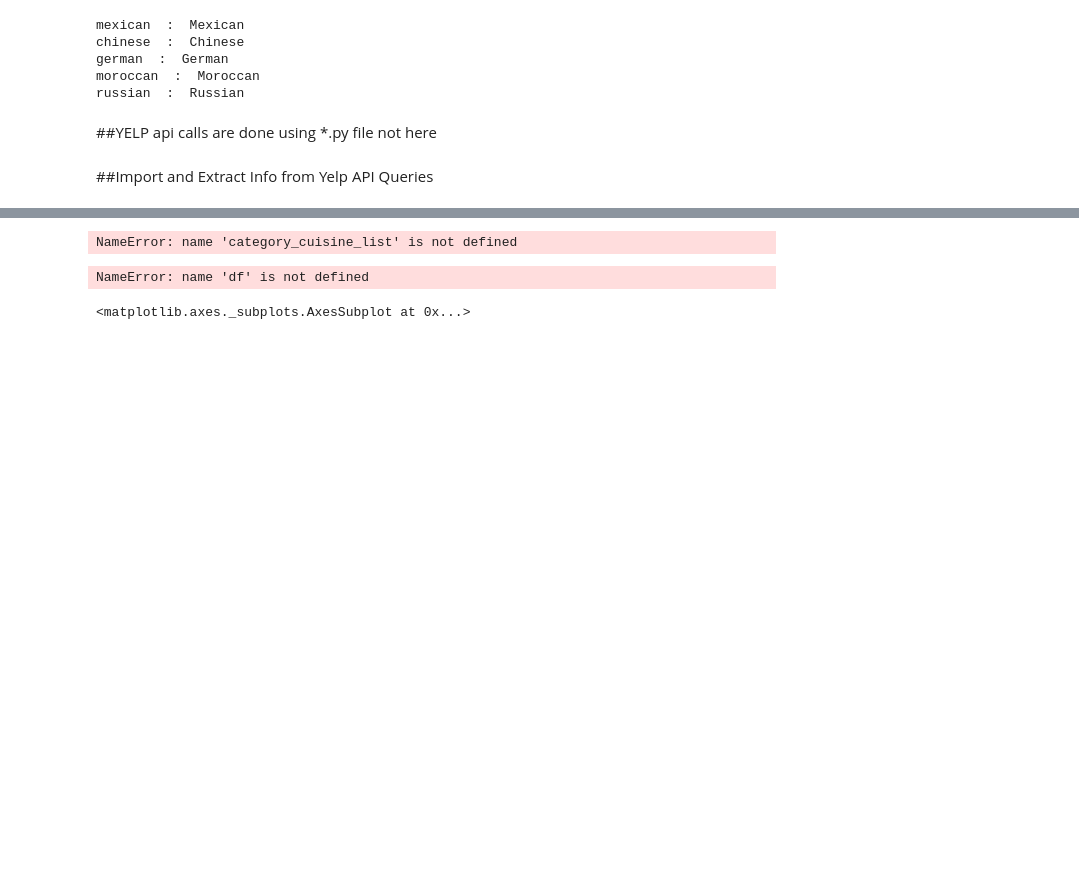
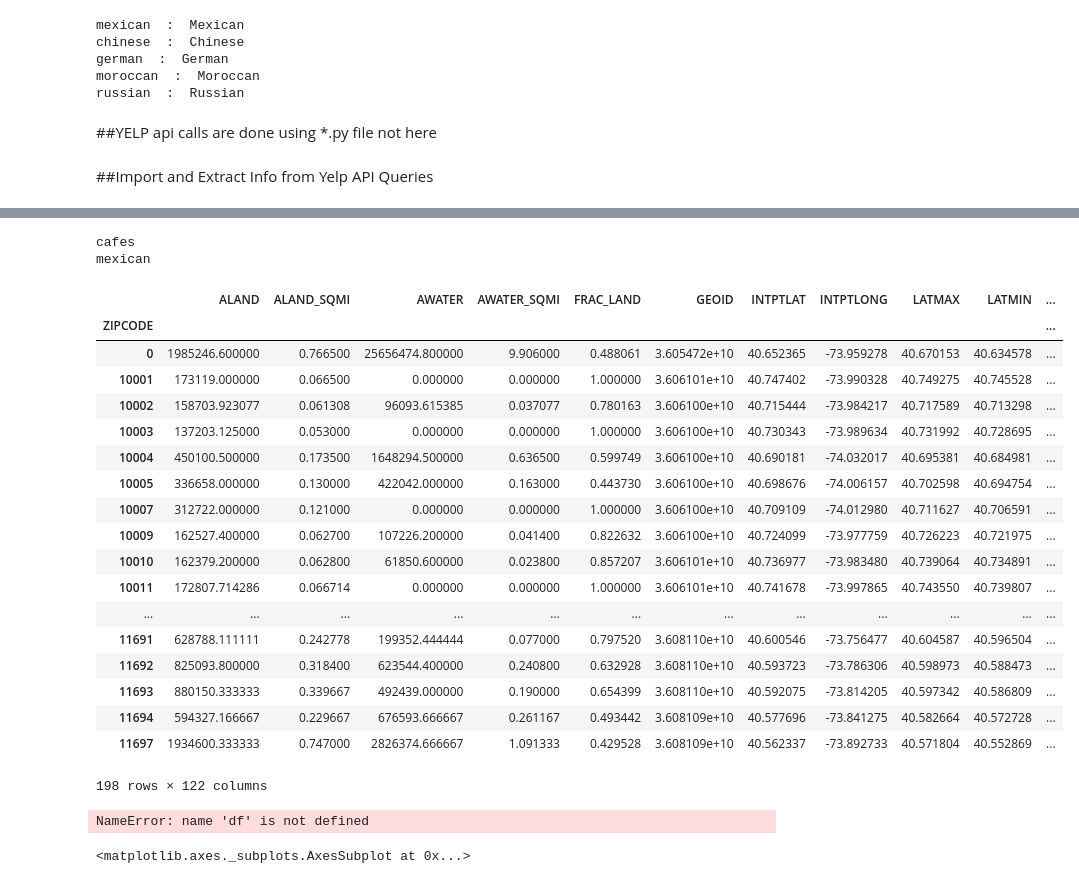
Before and after one commit to luiscvargas/insight_project, a Jupyter notebook: analysis/data_wrangling_yelp.ipynb, the cells around one changed output, grey strips where cells are left out. Drawn from its saved outputs; the diff is of its cells as text; code cells hidden in the pictures; blank space fills up the shorter version.

```diff
--- a/analysis/data_wrangling_yelp.ipynb
+++ b/analysis/data_wrangling_yelp.ipynb
@@ -13,5 +13,5 @@ http://www.businessinsider.com/new-york-restaurants-fail-rate-2011-8 <br>
 http://www.thedailybeast.com/articles/2014/10/28/high-rents-are-killing-the-restaurant-capital.html
 # %%
 #Load master dataframe
-df = pd.read_json("../data/census_zillow_subway_time_data.json")
+df = pd.read_json("../data/census_zillow_subway_data.json")
 df.set_index(['COUNTY_ID', 'TRACT_ID'],inplace=True,drop=True)
@@ -114,5 +112,6 @@ with open("../data/yelp/yelp_api_data.json", 'r') as fp:
     yelp_dict = json.load(fp)
 
 category_cuisine_list = yelp_dict.keys()
+category_cuisine_list = category_cuisine_list[:2]
 print yelp_dict.keys()
 # %% [output]
@@ -138,16 +157,25 @@ df.head(5)
 # %%
 for category_cuisine in category_cuisine_list:
+    print category_cuisine
     for (key,value) in yelp_dict[category_cuisine].items():
         scores = []
         weights = []
         closed_biz = 0.0
         open_biz = 0.0
+        names_list = []
+        ids_list = []
+        scores_list = []
+        review_count_list = []
         if len(value) > 0:
             for j in range(len(value)):
                 if value[j]['is_closed'] == False:
                     #print "open!"
                     scores.append(float(value[j]['rating']))
                     weights.append(float(value[j]['review_count']))
+                    names_list.append(value[j]['name'])
+                    ids_list.append(value[j]['id'])
+                    scores_list.append(str(value[j]['rating']))
+                    review_count_list.append(str(value[j]['review_count']))
                     open_biz += 1
                 elif value[j]['is_closed'] == True:
                     #print "closed!"
@@ -156,14 +184,54 @@ for category_cuisine in category_cuisine_list:
             weights = np.array(weights)
             weighed_score = np.average(scores, weights = weights)
             unweighed_score = np.average(scores)
+            if names_list != []:
+                names_str = ";".join(names_list)
+                ids_str = ";".join(ids_list)
+                scores_str = ";".join(scores_list)
+                review_count_str = ";".join(review_count_list)
+            else:
+                names_str = ""
+                ids_str = ""
+                scores_str = ""
+                review_count_str = ""
             #print key, open_biz, type(key), type(open_biz), type(df.ix[:,"GEOID"])
             df.loc[df["GEOID"].astype(str) == key,"number_restaurants_"+category_cuisine] = open_biz
             df.loc[df["GEOID"].astype(str) == key,"closed_number_restaurants_"+category_cuisine] = closed_biz
             df.loc[df["GEOID"].astype(str) == key,"average_rating_restaurants_"+category_cuisine] = weighed_score
             df.loc[df["GEOID"].astype(str) == key,"unweighed_average_rating_restaurants_"+category_cuisine] = unweighed_score
+
+            df.loc[df["GEOID"].astype(str) == key,"restaurant_names_"+category_cuisine] = names_str
+            df.loc[df["GEOID"].astype(str) == key,"restaurant_ids_"+category_cuisine] = ids_str
+            df.loc[df["GEOID"].astype(str) == key,"restaurant_scores_"+category_cuisine] = scores_str
+            df.loc[df["GEOID"].astype(str) == key,"restaurant_review_counts_"+category_cuisine] = review_count_str
             #print float(value[0]['rating']),float(value[0]['review_count'])
 # %% [output]
-NameError: name 'category_cuisine_list' is not defined
+cafes
+mexican
+# %%
+dfzip = df.groupby('ZIPCODE').mean()
+# %%
+dfzip
+# %% [output]
+|  | ALAND | ALAND_SQMI | AWATER | AWATER_SQMI | FRAC_LAND | GEOID | INTPTLAT | INTPTLONG | LATMAX | LATMIN | ... |
+| ZIPCODE |  |  |  |  |  |  |  |  |  |  | ... |
+| 0 | 1985246.600000 | 0.766500 | 25656474.800000 | 9.906000 | 0.488061 | 3.605472e+10 | 40.652365 | -73.959278 | 40.670153 | 40.634578 | ... |
+| 10001 | 173119.000000 | 0.066500 | 0.000000 | 0.000000 | 1.000000 | 3.606101e+10 | 40.747402 | -73.990328 | 40.749275 | 40.745528 | ... |
+| 10002 | 158703.923077 | 0.061308 | 96093.615385 | 0.037077 | 0.780163 | 3.606100e+10 | 40.715444 | -73.984217 | 40.717589 | 40.713298 | ... |
+| 10003 | 137203.125000 | 0.053000 | 0.000000 | 0.000000 | 1.000000 | 3.606100e+10 | 40.730343 | -73.989634 | 40.731992 | 40.728695 | ... |
+| 10004 | 450100.500000 | 0.173500 | 1648294.500000 | 0.636500 | 0.599749 | 3.606100e+10 | 40.690181 | -74.032017 | 40.695381 | 40.684981 | ... |
+| 10005 | 336658.000000 | 0.130000 | 422042.000000 | 0.163000 | 0.443730 | 3.606100e+10 | 40.698676 | -74.006157 | 40.702598 | 40.694754 | ... |
+| 10007 | 312722.000000 | 0.121000 | 0.000000 | 0.000000 | 1.000000 | 3.606100e+10 | 40.709109 | -74.012980 | 40.711627 | 40.706591 | ... |
+| 10009 | 162527.400000 | 0.062700 | 107226.200000 | 0.041400 | 0.822632 | 3.606100e+10 | 40.724099 | -73.977759 | 40.726223 | 40.721975 | ... |
+| 10010 | 162379.200000 | 0.062800 | 61850.600000 | 0.023800 | 0.857207 | 3.606101e+10 | 40.736977 | -73.983480 | 40.739064 | 40.734891 | ... |
+| 10011 | 172807.714286 | 0.066714 | 0.000000 | 0.000000 | 1.000000 | 3.606101e+10 | 40.741678 | -73.997865 | 40.743550 | 40.739807 | ... |
+| ... | ... | ... | ... | ... | ... | ... | ... | ... | ... | ... | ... |
+| 11691 | 628788.111111 | 0.242778 | 199352.444444 | 0.077000 | 0.797520 | 3.608110e+10 | 40.600546 | -73.756477 | 40.604587 | 40.596504 | ... |
+| 11692 | 825093.800000 | 0.318400 | 623544.400000 | 0.240800 | 0.632928 | 3.608110e+10 | 40.593723 | -73.786306 | 40.598973 | 40.588473 | ... |
+| 11693 | 880150.333333 | 0.339667 | 492439.000000 | 0.190000 | 0.654399 | 3.608110e+10 | 40.592075 | -73.814205 | 40.597342 | 40.586809 | ... |
+| 11694 | 594327.166667 | 0.229667 | 676593.666667 | 0.261167 | 0.493442 | 3.608109e+10 | 40.577696 | -73.841275 | 40.582664 | 40.572728 | ... |
+| 11697 | 1934600.333333 | 0.747000 | 2826374.666667 | 1.091333 | 0.429528 | 3.608109e+10 | 40.562337 | -73.892733 | 40.571804 | 40.552869 | ... |
+198 rows × 122 columns
 # %%
 df.plot(kind="scatter",x="median_owned",y="number_restaurants_japanese")
 # %% [output]
```
Also changed, not shown: parts of 4 cells of this notebook, 4 other files.
